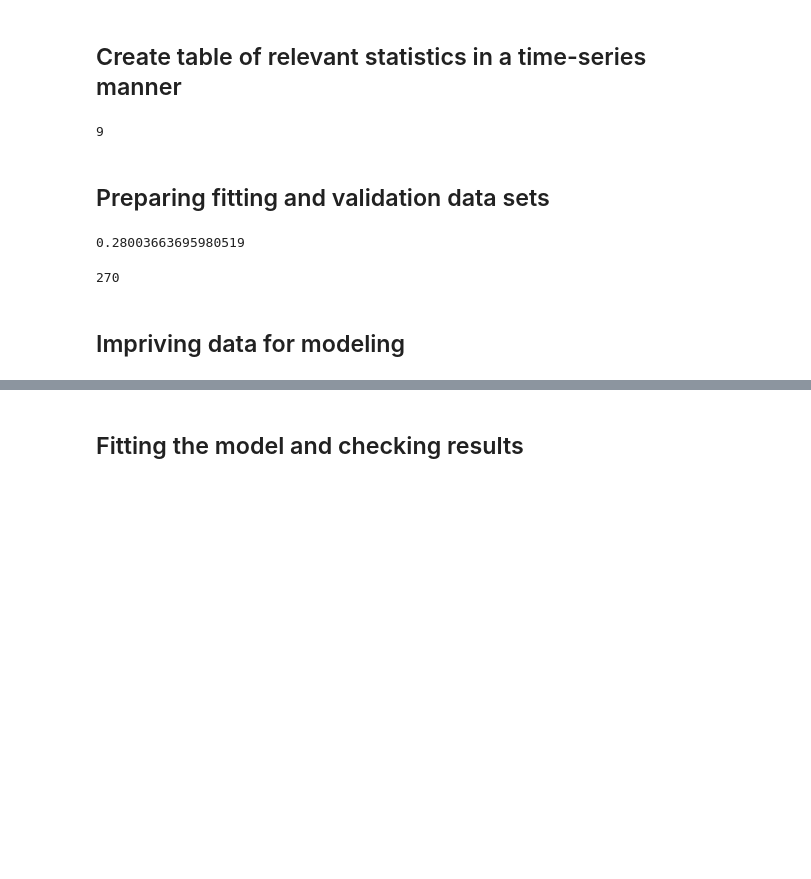
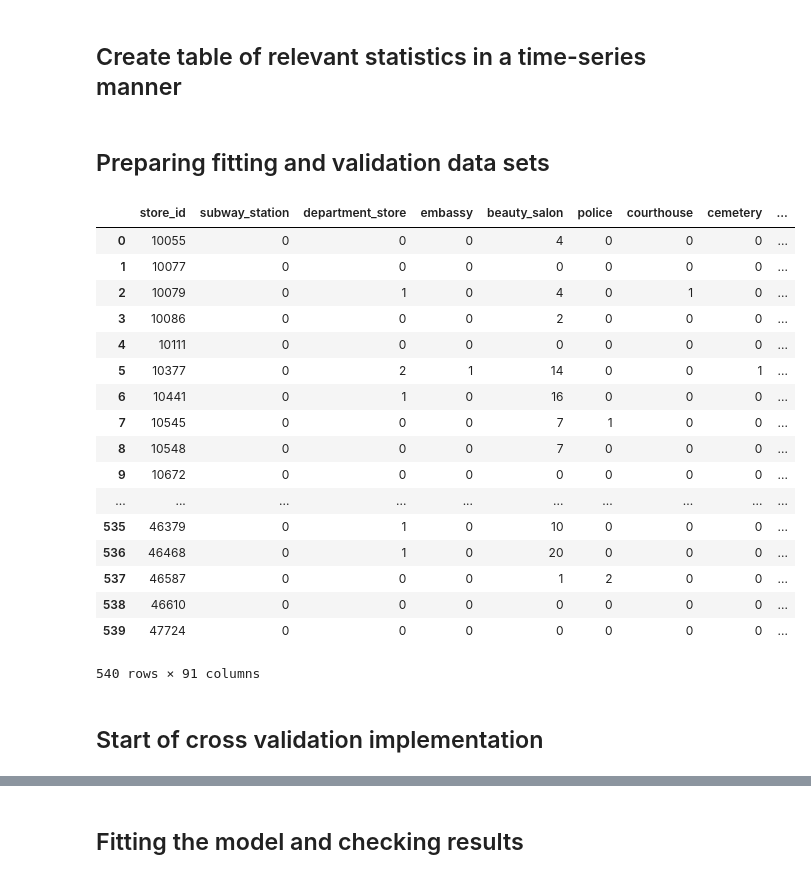
Before and after one commit to vdmasek/pmi, a Jupyter notebook: pmi_notebook.ipynb, the cells around one changed output, grey strips where cells are left out. Cells and saved outputs as stored; diff of their text form; code cells hidden in the pictures; blank space fills up the shorter version.

Commit message:
added logic for cross-validation and re-modelling with different k-nn values (up to 50). ToDo: finishing up in-line docs and Markdown

```diff
--- a/pmi_notebook.ipynb
+++ b/pmi_notebook.ipynb
@@ -30,7 +35,14 @@ with open('extract.json', 'w') as outfile:
 ## Helper functions
 # %%
 def group_by_month(timestamp_str):
+    """
+    Groups the sparse timestamps of each store inside a monthly groupe.
+    This is relevant since the number of timestamps in not consistent across periods in a month.
+    Furthermore more sophisticated models such as AMRA / ARIMA modeling require lag times of weeks or months.
 
+    :param: timestam_str -> a string representing the hourly timestamp.
+    :return: month_key -> the year-month timestamps which can be used for time-series analysis.
+    """
     space_idx = timestamp_str.find(' ')
     parse_date_string = timestamp_str[:space_idx]
 
@@ -47,7 +59,13 @@ def group_by_month(timestamp_str):
     return month_key
 # %%
 def get_series_stats(series, store_id):
+    """
+    Generates a dictionary of relevant statistics for a given time-series -like dataset.
 
+    :param: series -> the monthly sales of a store.
+    :param: store_id -> the unique identifier of a store.
+    :return: dict -> a dictionary containing statistics about each store, identifiable by the store_id key.
+    """
     sales_points_sum = 0
     sales_points_valid = []
 
@@ -152,8 +182,6 @@ for key in store_dict.keys():
 stats_df.reset_index(drop=True, inplace=True)
 
 result = stats_df.sort_values(['months_of_data_count', 'total_products_sold', 'stdev'], ascending=[0, 0, 1])
-# result = stats_df.sort_values(['months_of_data_count', 'mean', 'stdev'], ascending=[0, 0, 1])
-
 
 # preparing the surroundings data for analysis
 amenities_array = raw[0]['surroundings'].keys()
@@ -162,7 +190,6 @@ column_names_amenities = copy.deepcopy(amenities_array)
 column_names_amenities = ['store_id'] + column_names_amenities
 
 full_feature_amenities_df = pd.DataFrame(columns = column_names_amenities, index=[0])
-
 
 for _, surroundings_obj in enumerate(raw):
 
@@ -179,55 +206,35 @@ for _, surroundings_obj in enumerate(raw):
 
 full_feature_amenities_df = full_feature_amenities_df[1:]
 full_feature_amenities_df.reset_index(drop=True, inplace=True)
-
-# calculate the mean of months which contribute towards the total sales
-# average is 9...
-print(reduce(lambda x, y: x + y, result['months_of_data_count']) / len(result['months_of_data_count']))
-# %% [output]
-9
 # %% [markdown]
 ## Preparing fitting and validation data sets
 # %%
 # select the store ids that are only in the surrounding dataset
 ops_df = result.loc[result['store_id'].isin(full_feature_amenities_df['store_id'])]
 
 # join on store_id key to append the total_products_sold
 merged_df = pd.merge(full_feature_amenities_df, ops_df[['store_id', 'total_products_sold']], on='store_id')
-# merged_df = pd.merge(full_feature_amenities_df, ops_df[['store_id', 'mean']], on='store_id')
 
 # make sure no NA rows are present (same dataset with or without the drop, but it's good practice)
 merged_df.dropna()
-
-# sample random index numbers for splitting the dataset. Will go for 85% training and 15% testing.
-msk = np.random.rand(len(merged_df)) <= 0.85
-
-train_df = merged_df[msk]
-
-test_df = merged_df[~msk]
+# %% [output]
+|  | store_id | subway_station | department_store | embassy | beauty_salon | police | courthouse | cemetery | ... |
+| 0 | 10055 | 0 | 0 | 0 | 4 | 0 | 0 | 0 | ... |
+| 1 | 10077 | 0 | 0 | 0 | 0 | 0 | 0 | 0 | ... |
+| 2 | 10079 | 0 | 1 | 0 | 4 | 0 | 1 | 0 | ... |
+| 3 | 10086 | 0 | 0 | 0 | 2 | 0 | 0 | 0 | ... |
+| 4 | 10111 | 0 | 0 | 0 | 0 | 0 | 0 | 0 | ... |
+| 5 | 10377 | 0 | 2 | 1 | 14 | 0 | 0 | 1 | ... |
+| 6 | 10441 | 0 | 1 | 0 | 16 | 0 | 0 | 0 | ... |
+| 7 | 10545 | 0 | 0 | 0 | 7 | 1 | 0 | 0 | ... |
+| 8 | 10548 | 0 | 0 | 0 | 7 | 0 | 0 | 0 | ... |
+| 9 | 10672 | 0 | 0 | 0 | 0 | 0 | 0 | 0 | ... |
+| ... | ... | ... | ... | ... | ... | ... | ... | ... | ... |
+| 535 | 46379 | 0 | 1 | 0 | 10 | 0 | 0 | 0 | ... |
+| 536 | 46468 | 0 | 1 | 0 | 20 | 0 | 0 | 0 | ... |
+| 537 | 46587 | 0 | 0 | 0 | 1 | 2 | 0 | 0 | ... |
+| 538 | 46610 | 0 | 0 | 0 | 0 | 0 | 0 | 0 | ... |
+| 539 | 47724 | 0 | 0 | 0 | 0 | 0 | 0 | 0 | ... |
+540 rows × 91 columns
-# %%
-training_fit_set_columns = [col for col in train_df.columns if col not in ['store_id', 'total_products_sold']]
-training_fit_df = normalize_df(train_df[training_fit_set_columns])
-training_target_df = train_df['total_products_sold']
-
-test_fit_set_columns = [col for col in test_df.columns if col not in ['store_id', 'total_products_sold']]
-test_fit_df = normalize_df(test_df[test_fit_set_columns])
-test_target_df = test_df['total_products_sold']
-
-from sklearn.neighbors import KNeighborsRegressor
-
-neigh = KNeighborsRegressor(n_neighbors=5, weights='distance')
-neigh.fit(training_fit_df, training_target_df)
-neigh.predict(test_fit_df)
-
-# current score is relatively poor: -0.407. This is probably caused by the data about the stores.
-neigh.score(test_fit_df, test_target_df)
-# %% [output]
-0.28003663695980519
-# %%
-# From here on we are trimming the dataset to create a more reasonable model.
-trimmed_result_df = result.loc[result['months_of_data_count'] > 9]
-len(trimmed_result_df)
-# %% [output]
-270
-# %% [markdown]
-## Impriving data for modeling
+# %% [markdown]
+## Start of cross validation implementation
```
Also changed, not shown: parts of 14 cells of this notebook.
